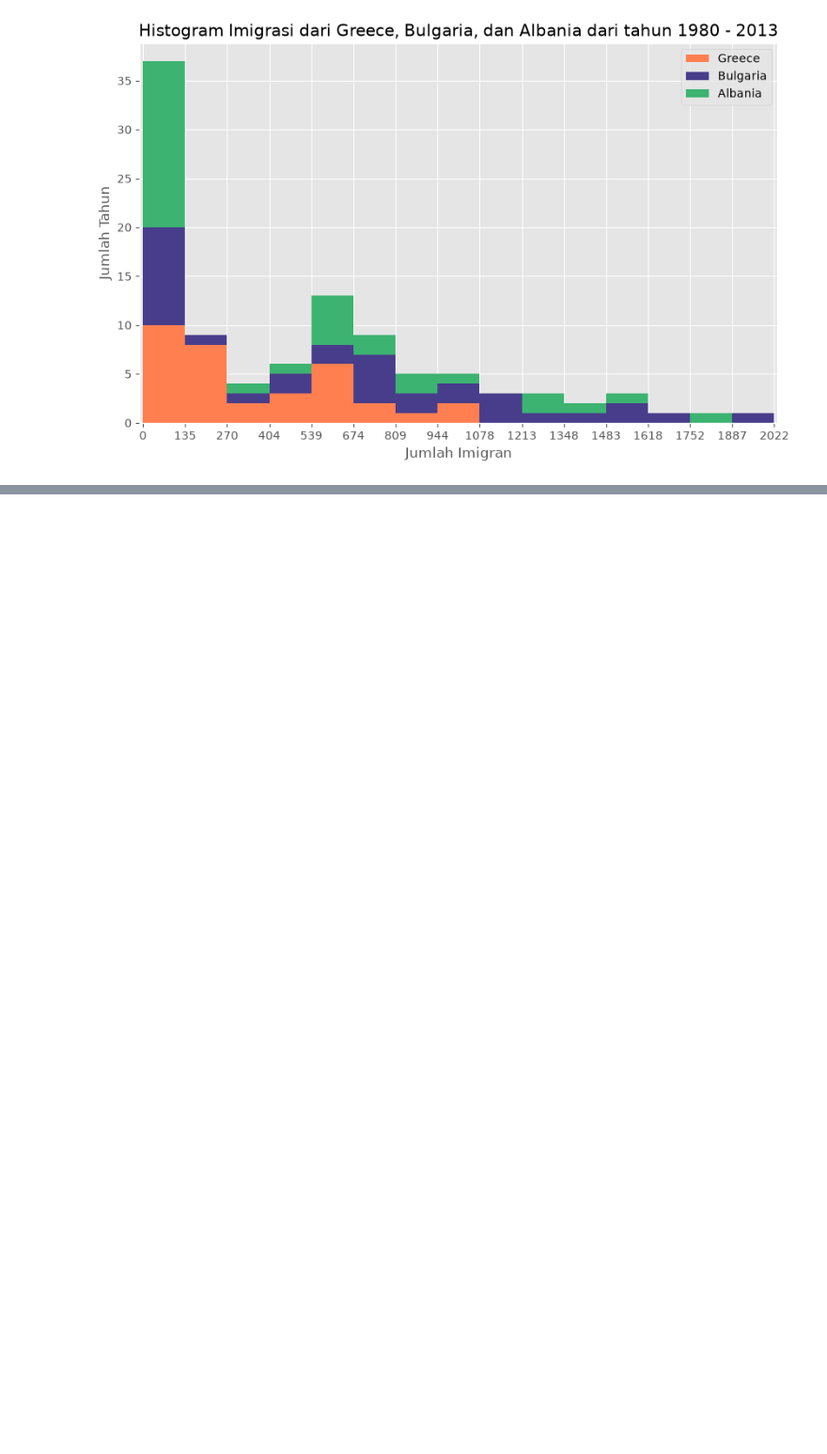
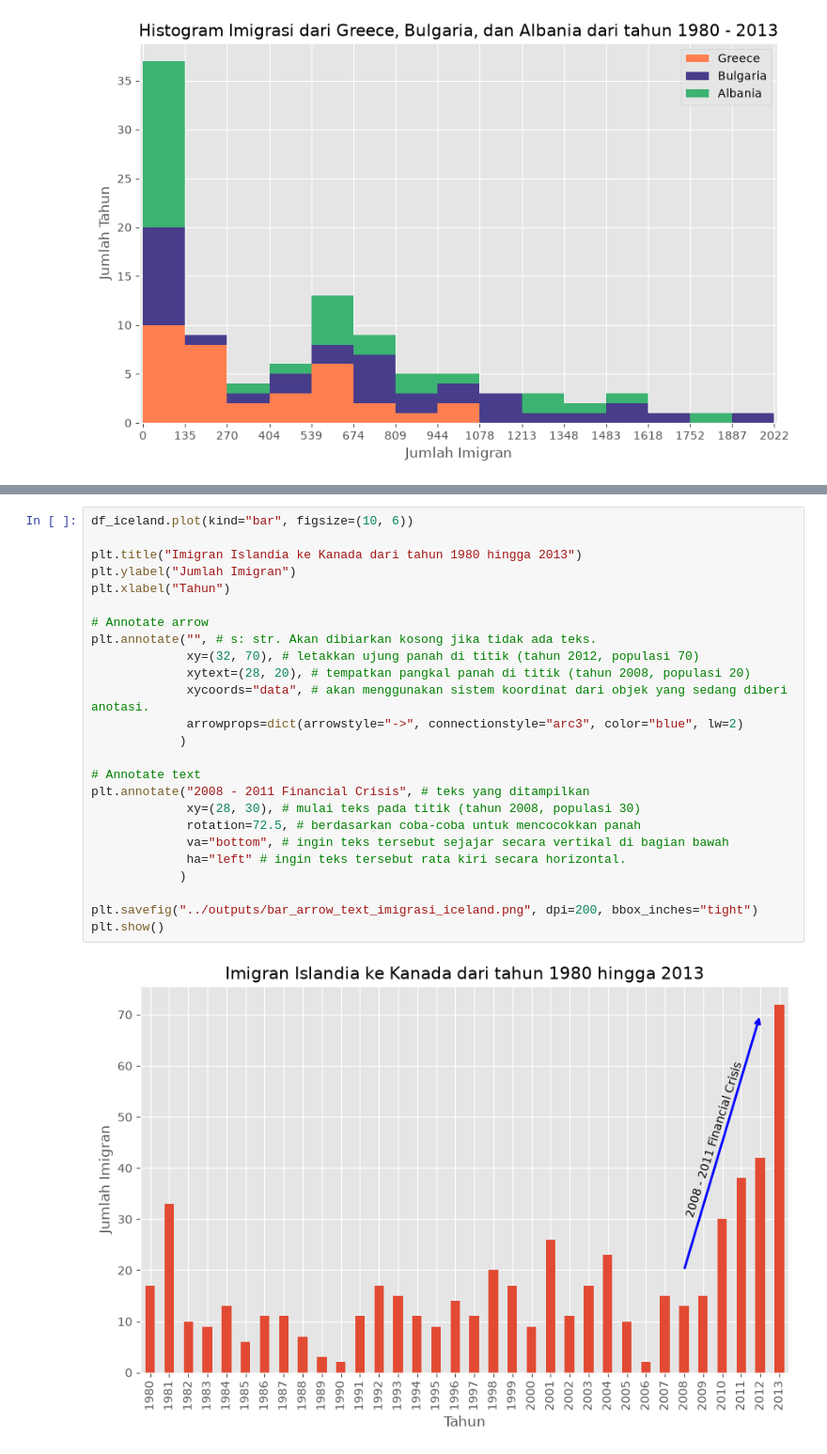
Before and after one commit to jagadhita28/ibm-data-visualization-python, a Jupyter notebook: module-2-basic-specialized-tools/notebooks/01_basic_visualization_tools.ipynb, the cells around one changed output, grey strips where cells are left out. Shown at 94% size. Saved outputs shown, nothing was run; the diff lists cells and outputs as text; blank space fills up the shorter version.

```diff
--- a/module-2-basic-specialized-tools/notebooks/01_basic_visualization_tools.ipynb
+++ b/module-2-basic-specialized-tools/notebooks/01_basic_visualization_tools.ipynb
@@ -476,0 +561,27 @@ plt.show()
+# %%
+df_iceland.plot(kind="bar", figsize=(10, 6))
+
+plt.title("Imigran Islandia ke Kanada dari tahun 1980 hingga 2013")
+plt.ylabel("Jumlah Imigran")
+plt.xlabel("Tahun")
+
+# Annotate arrow
+plt.annotate("", # s: str. Akan dibiarkan kosong jika tidak ada teks.
+             xy=(32, 70), # letakkan ujung panah di titik (tahun 2012, populasi 70)
+             xytext=(28, 20), # tempatkan pangkal panah di titik (tahun 2008, populasi 20)
+             xycoords="data", # akan menggunakan sistem koordinat dari objek yang sedang diberi anotasi.
+             arrowprops=dict(arrowstyle="->", connectionstyle="arc3", color="blue", lw=2)
+            )
+
+# Annotate text
+plt.annotate("2008 - 2011 Financial Crisis", # teks yang ditampilkan
+             xy=(28, 30), # mulai teks pada titik (tahun 2008, populasi 30)
+             rotation=72.5, # berdasarkan coba-coba untuk mencocokkan panah
+             va="bottom", # ingin teks tersebut sejajar secara vertikal di bagian bawah
+             ha="left" # ingin teks tersebut rata kiri secara horizontal.
+            )
+
+plt.savefig("../outputs/bar_arrow_text_imigrasi_iceland.png", dpi=200, bbox_inches="tight")
+plt.show()
+# %% [output]
+[figure, added]
```
Also changed, not shown: parts of 12 cells of this notebook, 4 other files.
